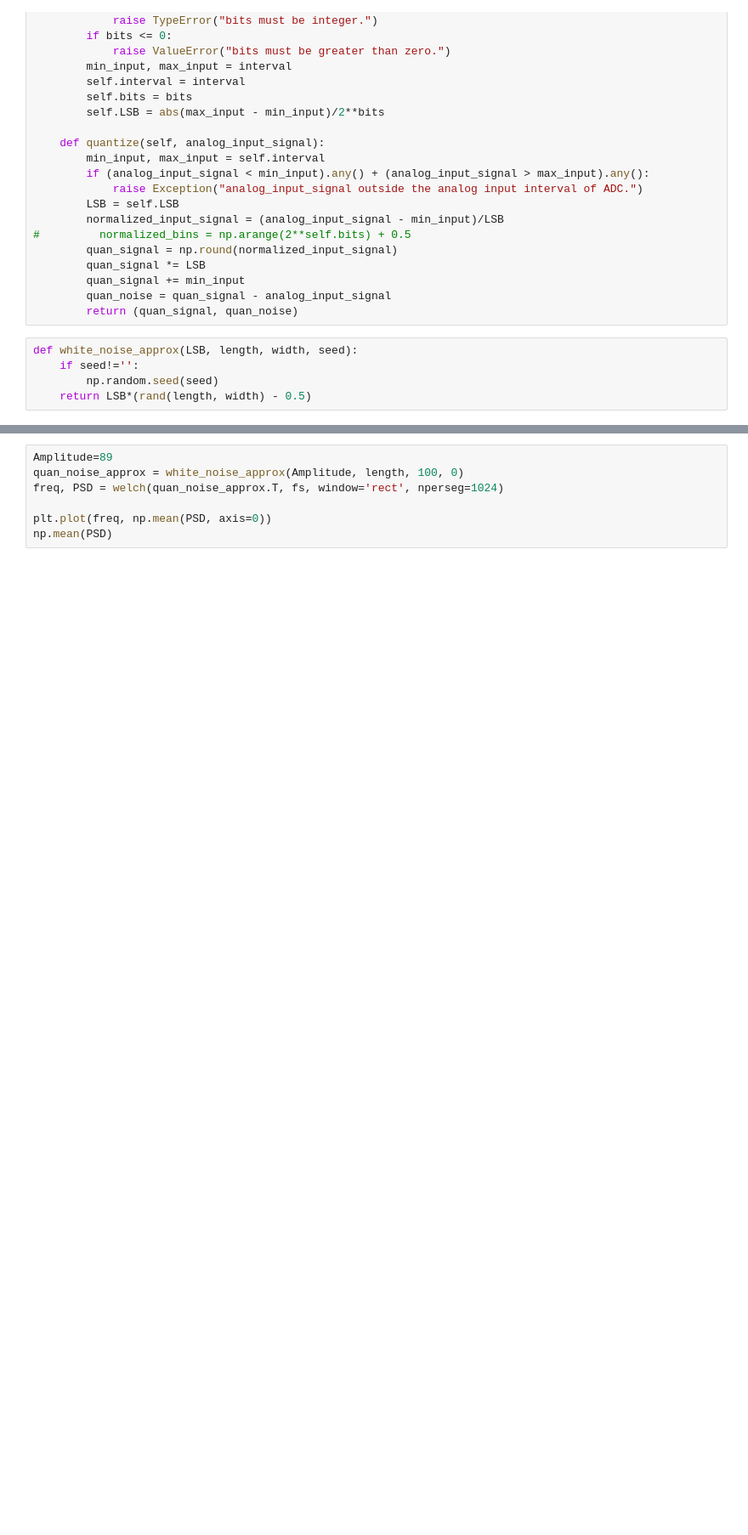
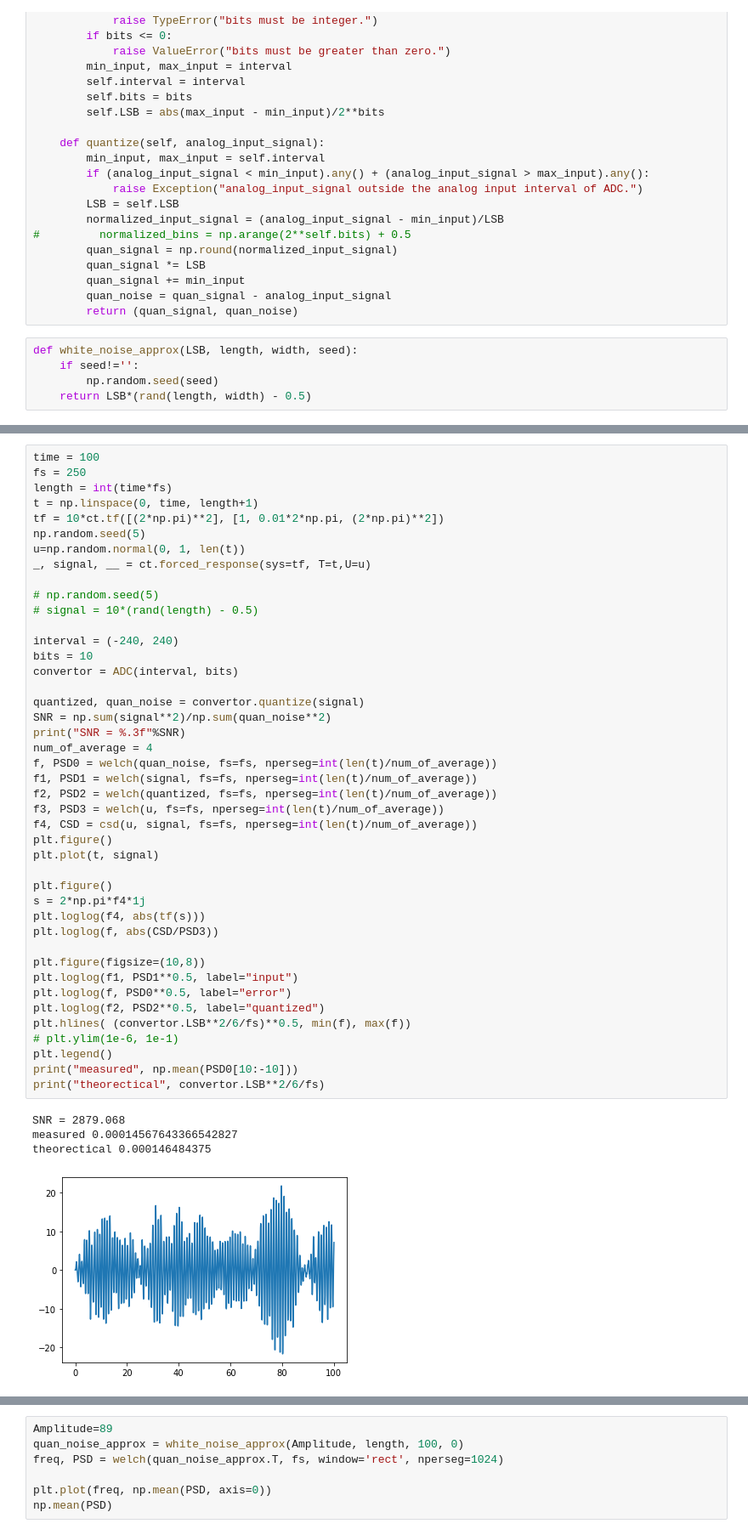
Before and after one commit to lamyc/pendulum_modeling, a Jupyter notebook: quan_noise.ipynb, the cells around one changed output, grey strips where cells are left out. Shown at 85% size. Saved outputs shown, nothing was run; the diff lists cells and outputs as text; blank space fills up the shorter version.

```diff
--- a/quan_noise.ipynb
+++ b/quan_noise.ipynb
@@ -84,0 +41,48 @@ SNR = 6917.298
+# %%
+time = 100
+fs = 250
+length = int(time*fs)
+t = np.linspace(0, time, length+1)
+tf = 10*ct.tf([(2*np.pi)**2], [1, 0.01*2*np.pi, (2*np.pi)**2])
+np.random.seed(5)
+u=np.random.normal(0, 1, len(t))
+_, signal, __ = ct.forced_response(sys=tf, T=t,U=u)
+
+# np.random.seed(5)
+# signal = 10*(rand(length) - 0.5)
+
+interval = (-240, 240)
+bits = 10
+convertor = ADC(interval, bits)
+
+quantized, quan_noise = convertor.quantize(signal)
+SNR = np.sum(signal**2)/np.sum(quan_noise**2)
+print("SNR = %.3f"%SNR)
+num_of_average = 4
+f, PSD0 = welch(quan_noise, fs=fs, nperseg=int(len(t)/num_of_average))
+f1, PSD1 = welch(signal, fs=fs, nperseg=int(len(t)/num_of_average))
+f2, PSD2 = welch(quantized, fs=fs, nperseg=int(len(t)/num_of_average))
+f3, PSD3 = welch(u, fs=fs, nperseg=int(len(t)/num_of_average))
+f4, CSD = csd(u, signal, fs=fs, nperseg=int(len(t)/num_of_average))
+plt.figure()
+plt.plot(t, signal)
+
+plt.figure()
+s = 2*np.pi*f4*1j
+plt.loglog(f4, abs(tf(s)))
+plt.loglog(f, abs(CSD/PSD3))
+
+plt.figure(figsize=(10,8))
+plt.loglog(f1, PSD1**0.5, label="input")
+plt.loglog(f, PSD0**0.5, label="error")
+plt.loglog(f2, PSD2**0.5, label="quantized")
+plt.hlines( (convertor.LSB**2/6/fs)**0.5, min(f), max(f))
+# plt.ylim(1e-6, 1e-1)
+plt.legend()
+print("measured", np.mean(PSD0[10:-10]))
+print("theorectical", convertor.LSB**2/6/fs)
+# %% [output]
+SNR = 2879.068
+measured 0.00014567643366542827
+theorectical 0.000146484375
+[figure, added]
```
Also changed, not shown: parts of 4 cells of this notebook.
